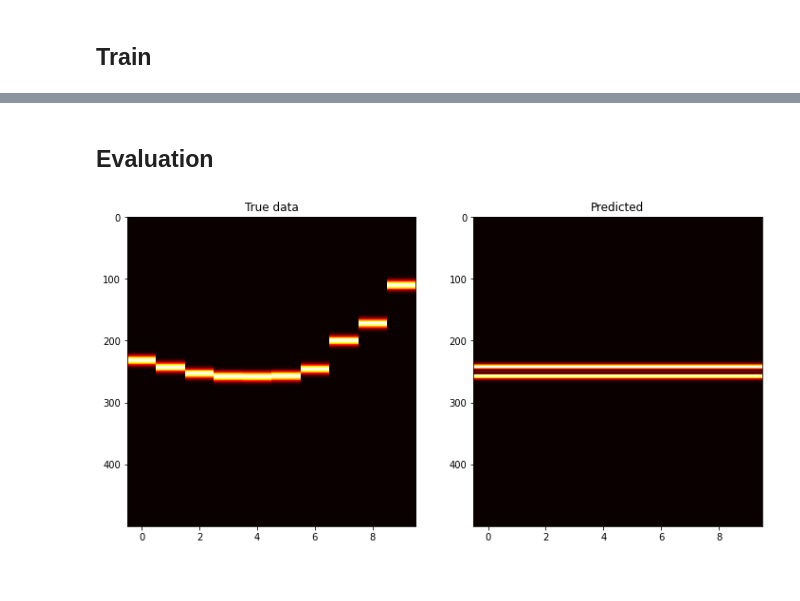
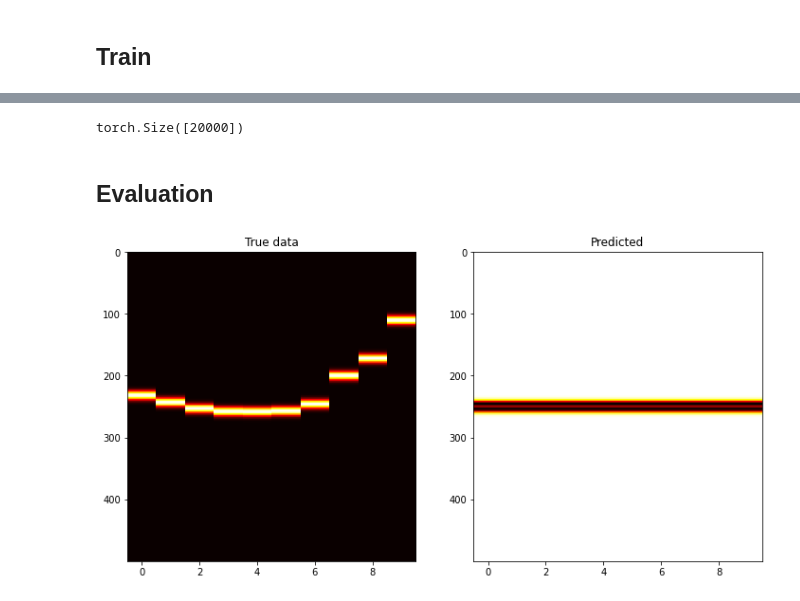
Before and after one commit to beatazor/low-rank-transport, a Jupyter notebook: notebooks/NN_polynomial.ipynb, the cells around one changed output, grey strips where cells are left out. Drawn from its saved outputs; the diff is of its cells as text; code cells hidden in the pictures.

```diff
--- a/notebooks/NN_polynomial.ipynb
+++ b/notebooks/NN_polynomial.ipynb
@@ -98,5 +82,5 @@ for i in range(x_test_flat.shape[0]):
 # %%
-X_train_tensor = torch.tensor(X_train_poly, dtype=torch.float32)
-y_train_tensor = torch.tensor(y_train.reshape(-1,1), dtype=torch.float32)
-X_test_tensor = torch.tensor(X_test_poly, dtype=torch.float32)
-y_test_tensor = torch.tensor(y_test.reshape(-1,1), dtype=torch.float32)
+X_train_tensor = torch.tensor(X_train.flatten(), dtype=torch.float32)
+y_train_tensor = torch.tensor(y_train.flatten(), dtype=torch.float32)
+X_test_tensor = torch.tensor(X_test.flatten(), dtype=torch.float32)
+y_test_tensor = torch.tensor(y_test.flatten(), dtype=torch.float32)
@@ -164,7 +143,7 @@ class ShiftPredictionModel(nn.Module):
         elif self.type_NN == "rational":
             output = self.forward_rat(x)
 
-        return output
+        return self.forward_activ(output)
 
 # Initialize the network
 model = ShiftPredictionModel(degree1=degree,degree2=0,type_NN="polynomial")
@@ -183,8 +162,8 @@ ShiftPredictionModel(
 def total_variation(shift):
     return torch.sum(torch.abs(shift[..., 1:] - shift[..., :-1]))
 # %%
-def calculate_loss(true_t,predicted_t,coefficients):
-    predicted_shift = predicted_t @ coefficients
+def calculate_loss(true_t,predicted_t):
+    #predicted_shift = predicted_t @ coefficients
     return torch.max(torch.abs(true_t - predicted_t))
 # %%
 optimizer = optim.Adam(model.parameters(), lr=0.0001)
@@ -195,7 +174,7 @@ for epoch in range(num_epochs):
     optimizer.zero_grad()
     predictions = model(X_train_tensor)
     a_coefficients_train = torch.tensor([p.item() for p in model.a_coefficients])
-    prediction_loss = calculate_loss(y_train_tensor,predictions,a_coefficients_train)
+    prediction_loss = calculate_loss(y_train_tensor,predictions)
     tv_loss=total_variation(predictions)
     loss = prediction_loss + 0.5 * tv_loss
 
@@ -206,8 +185,8 @@ for epoch in range(num_epochs):
     model.eval()
     with torch.no_grad():
         predictions_test = model(X_test_tensor)
-        a_coefficients_test = torch.tensor([p.item() for p in model.a_coefficients])
-        prediction_test_loss = calculate_loss(y_test_tensor,predictions_test,a_coefficients_test).item()
+        #a_coefficients_test = torch.tensor([p.item() for p in model.a_coefficients])
+        prediction_test_loss = calculate_loss(y_test_tensor,predictions_test).item()
         tv_test_loss = total_variation(predictions_test).item()
         test_loss = prediction_test_loss + 0.5 * tv_test_loss
         if epoch % 100 == 0:
@@ -237,18 +216,22 @@ Epoch [1900/2000], Loss: 3166.5056, Test Loss: 793.1578, Coefficients:[-4.181905
+# %%
+predictions.shape
+# %% [output]
+torch.Size([20000])
 # %% [markdown]
 ## Evaluation
 # %%
-y_predicted = (predictions_test@a_coefficients_test).numpy().reshape(500,10)
+#y_predicted = (predictions_test@a_coefficients_test).numpy().reshape(500,10)
 
 fig, ax = plt.subplots(1, 2, figsize=(12, 6))
 
 # Without shift
 ax[0].imshow(y_test, cmap='hot', interpolation='nearest', aspect='auto')
 ax[0].set_title('True data')
 
 # With shift
-ax[1].imshow(y_predicted, cmap='hot', interpolation='nearest', aspect='auto')
+ax[1].imshow(predictions_test.numpy().reshape(500,10), cmap='hot', interpolation='nearest', aspect='auto')
 ax[1].set_title('Predicted')
 
 plt.show()
 # %% [output]
-[figure, old version]
+[figure, new version]
```
Also changed, not shown: parts of 4 cells of this notebook.
